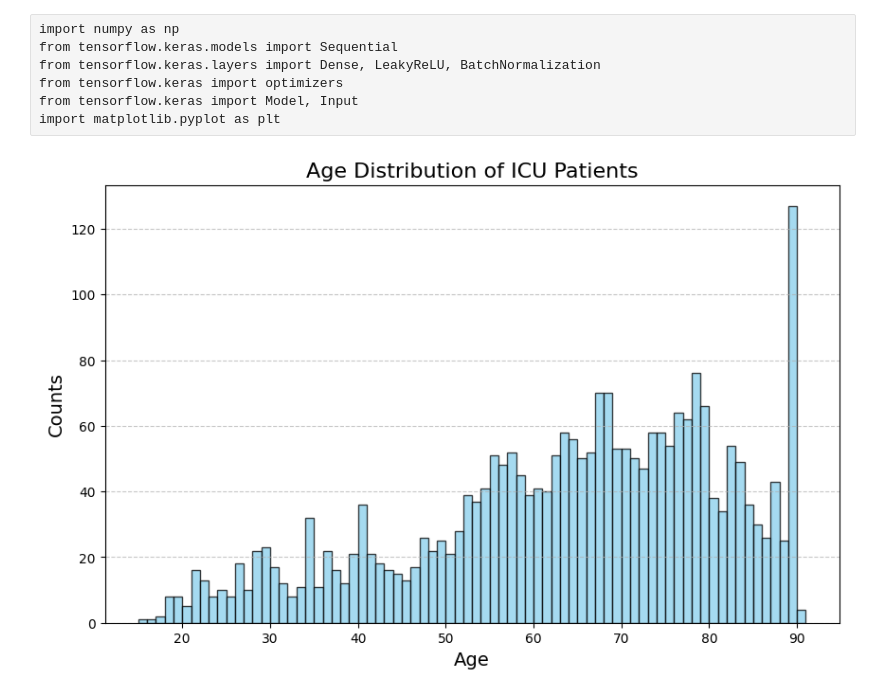
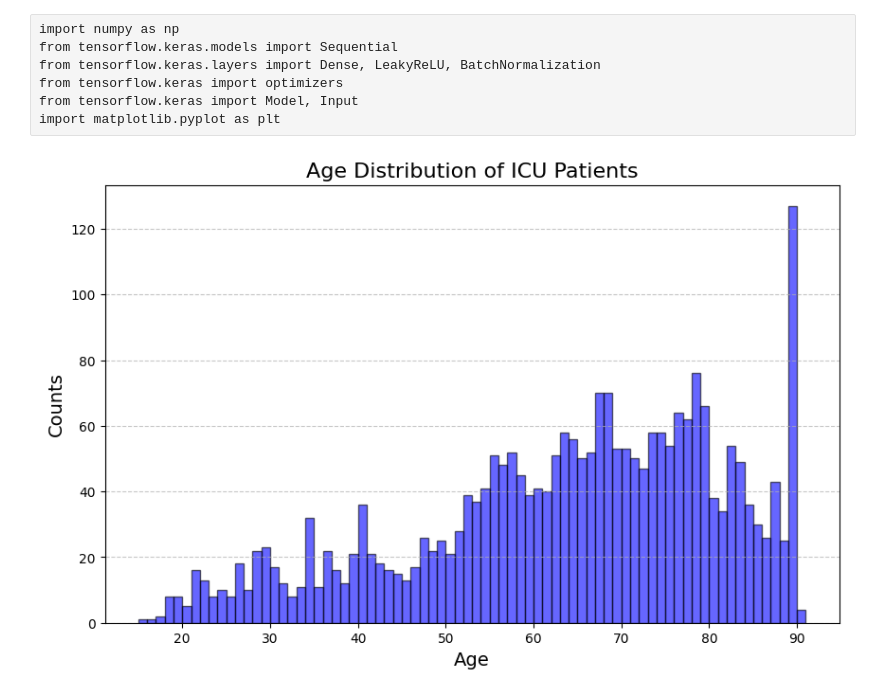
Before and after one commit to ftoralesacosta/JLab_Data-Scientist-II, a Jupyter notebook: Problem2_GAN/Problem2_GAN.ipynb, the cells around one changed output. Cells and saved outputs as stored; diff of their text form; code cells hidden in the pictures.

```diff
--- a/Problem2_GAN/Problem2_GAN.ipynb
+++ b/Problem2_GAN/Problem2_GAN.ipynb
@@ -15,19 +15,19 @@ from functions import *
 # %%
 ages = np.load("eICU_age.npy").astype(float)
 min_age, max_age = np.min(ages), np.max(ages)
 #counts = Counter(ages) # useful check, usually on overflow bin
 
 binning = np.arange(min_age, max_age+2,1)  #plots the 4 patients aged 90.0
 
 plt.figure(figsize=(10, 6))
-n, bins, patches = plt.hist(ages, bins=binning, density=False, alpha=0.75, color='skyblue', edgecolor='black')
+n, bins, patches = plt.hist(ages, bins=binning, density=False, alpha=0.6, color='blue', edgecolor='black')
 plt.title('Age Distribution of ICU Patients', fontsize=16)
 plt.xlabel('Age', fontsize=14)
 plt.ylabel('Counts', fontsize=14)
 plt.grid(axis='y', linestyle='--', alpha=0.7)
 plt.show()
 # %% [output]
-[figure, old version]
+[figure, new version]
 # %%
 min_age = np.min(ages)
 max_age = np.max(ages)
```
Also changed, not shown: parts of 4 cells of this notebook.
